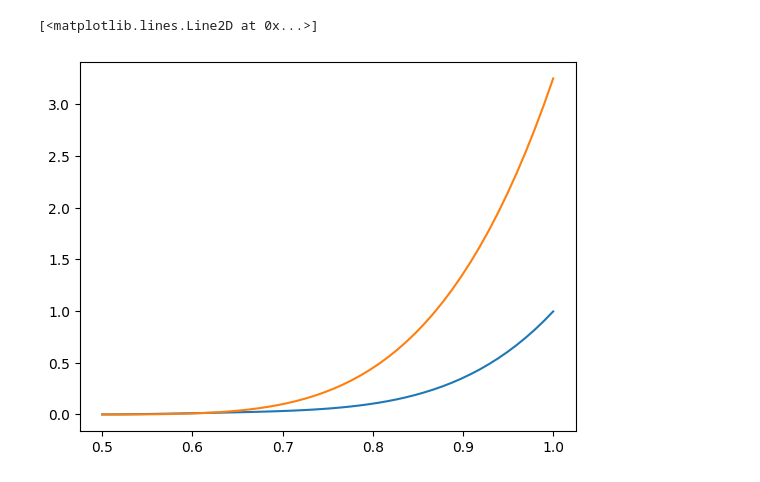
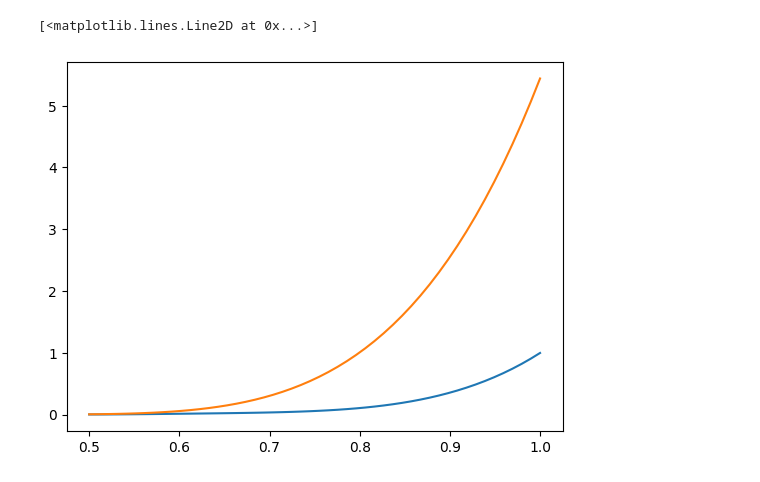
Before and after one commit to JuliusFrontzek/ad_meal_prep_control, a Jupyter notebook: cost_function_gas_filling.ipynb, the cells around one changed output. Cells and saved outputs as stored; diff of their text form; code cells hidden in the pictures.

Commit message:
Cost function plotting

```diff
--- a/cost_function_gas_filling.ipynb
+++ b/cost_function_gas_filling.ipynb
@@ -10,11 +10,11 @@ x_minus = np.linspace(0., 0.5)
 # %%
 fig, ax = plt.subplots()
 
 result = np.zeros_like(x_plus)
 for i, b in enumerate(b_plus):
     result += b*x_plus**i
 ax.plot(x_plus, result)
-ax.plot(x_plus, 0.5*(x_plus-0.5)**2 + 50*(x_plus-0.5)**4)
+ax.plot(x_plus, 0.5*(x_plus-0.43)**2 + 50*(x_plus-0.43)**4)
 # %% [output]
 [<matplotlib.lines.Line2D at 0x...>]
-[figure, old version]
+[figure, new version]
```
Also changed, not shown: parts of 2 cells of this notebook.
